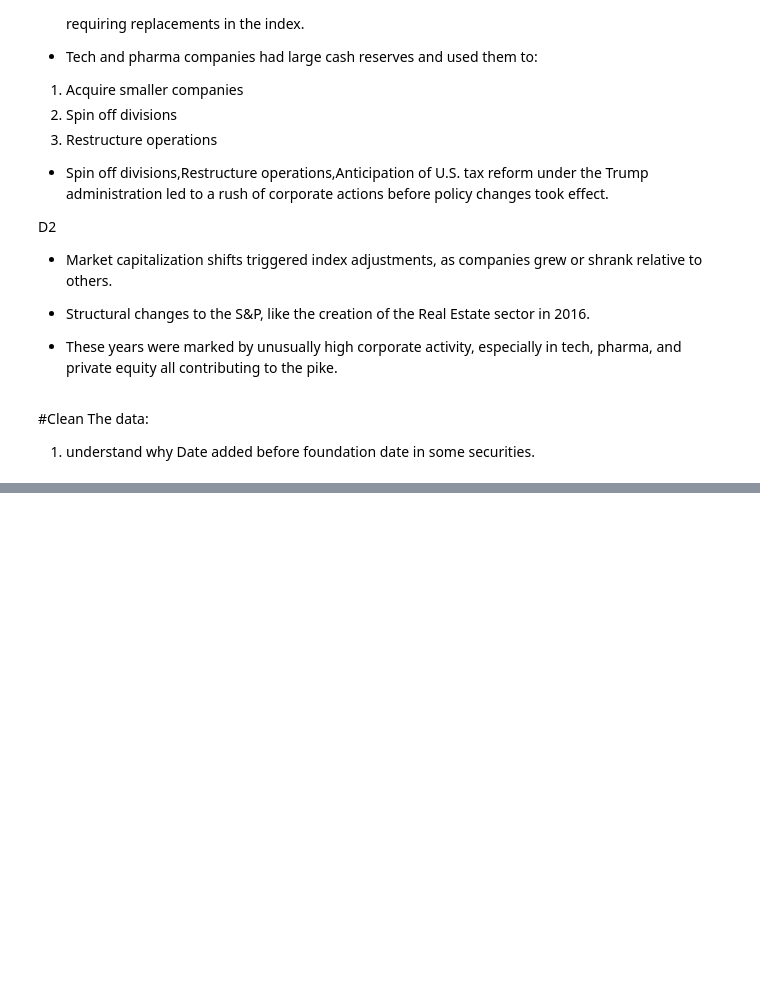
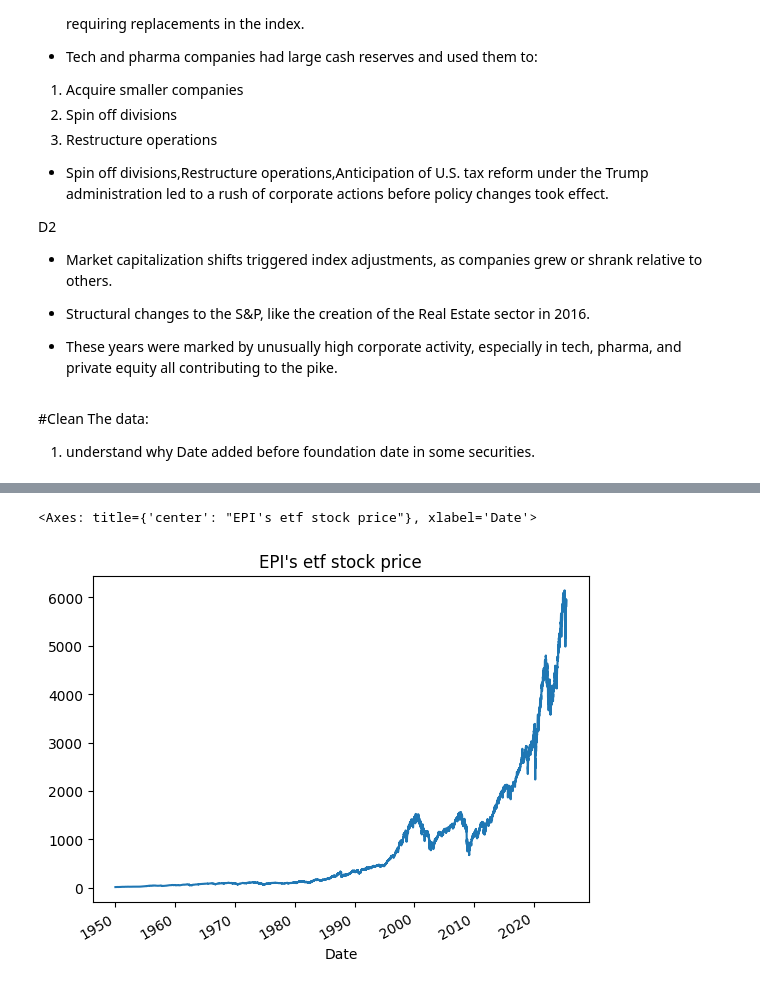
Before and after one commit to blindblackcat/assets, a Jupyter notebook: Homework001zoomcamp.ipynb, the cells around one changed output, grey strips where cells are left out. Saved outputs shown, nothing was run; the diff lists cells and outputs as text; code cells hidden in the pictures; blank space fills up the shorter version.

```diff
--- a/Homework001zoomcamp.ipynb
+++ b/Homework001zoomcamp.ipynb
@@ -257,0 +420,2 @@ print("Número de compañías con más de 20 años en el S&P 500:", over_20_year
+# %%
+sp500_df = yf.download('^GSPC', start='1950-01-01', progress=False)
@@ -257,0 +431,9 @@ print("Número de compañías con más de 20 años en el S&P 500:", over_20_year
+# %%
+#make a series
+sp500 = sp500_df[( 'Close', '^GSPC')]
+sp500_ath = sp500.cummax()
+
+
+new_ath_mask = sp500 == sp500_ath
+groups = new_ath_mask.cumsum()
+sp500
@@ -257,0 +457,5 @@ print("Número de compañías con más de 20 años en el S&P 500:", over_20_year
+# %%
+sp500.plot(title="EPI's etf stock price")
+# %% [output]
+<Axes: title={'center': "EPI's etf stock price"}, xlabel='Date'>
+[figure, added]
```
Also changed, not shown: parts of 17 cells of this notebook.
